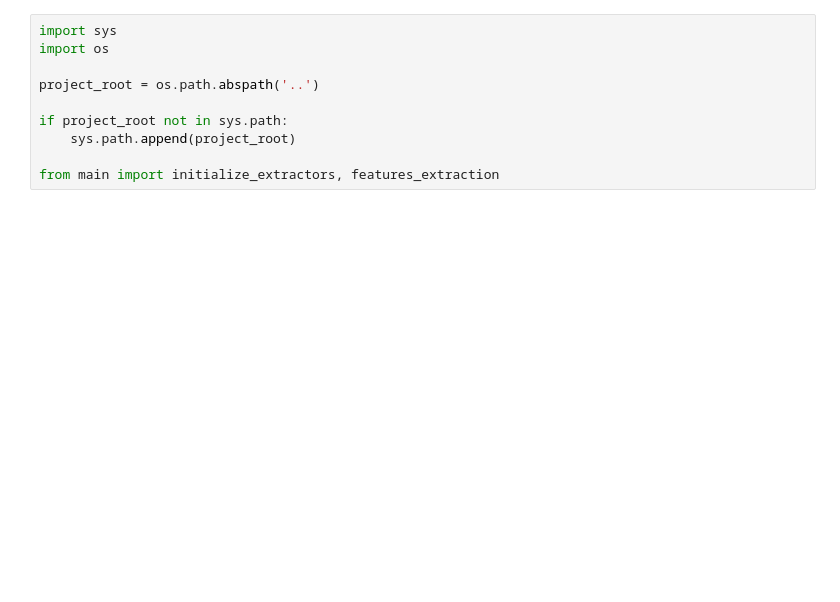
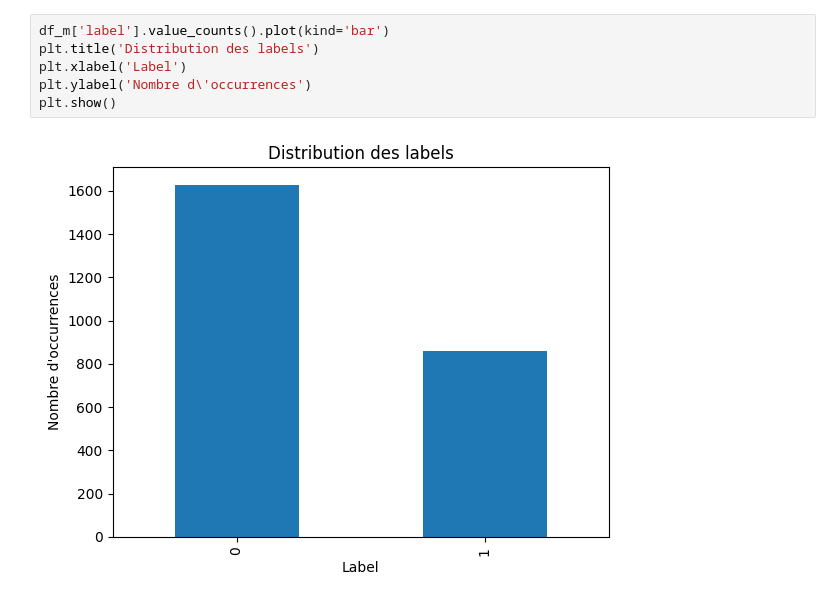
Before and after one commit to Mohamed-El-Aoumari/Anti-triche-pour-les-examens-en-ligne, a Jupyter notebook: notebook/main.ipynb, the cells around one changed output. Saved outputs shown, nothing was run; the diff lists cells and outputs as text; blank space fills up the shorter version.

```diff
--- a/notebook/main.ipynb
+++ b/notebook/main.ipynb
@@ -53,10 +187,8 @@ df
-# %%
-import sys
-import os
-
-project_root = os.path.abspath('..')
-
-if project_root not in sys.path:
-    sys.path.append(project_root)
-
-from main import initialize_extractors, features_extraction
+# %%
+df_m['label'].value_counts().plot(kind='bar')
+plt.title('Distribution des labels')
+plt.xlabel('Label')
+plt.ylabel('Nombre d\'occurrences')
+plt.show()
+# %% [output]
+[figure, added]
```
Also changed, not shown: parts of 29 cells of this notebook, 1 other file.
